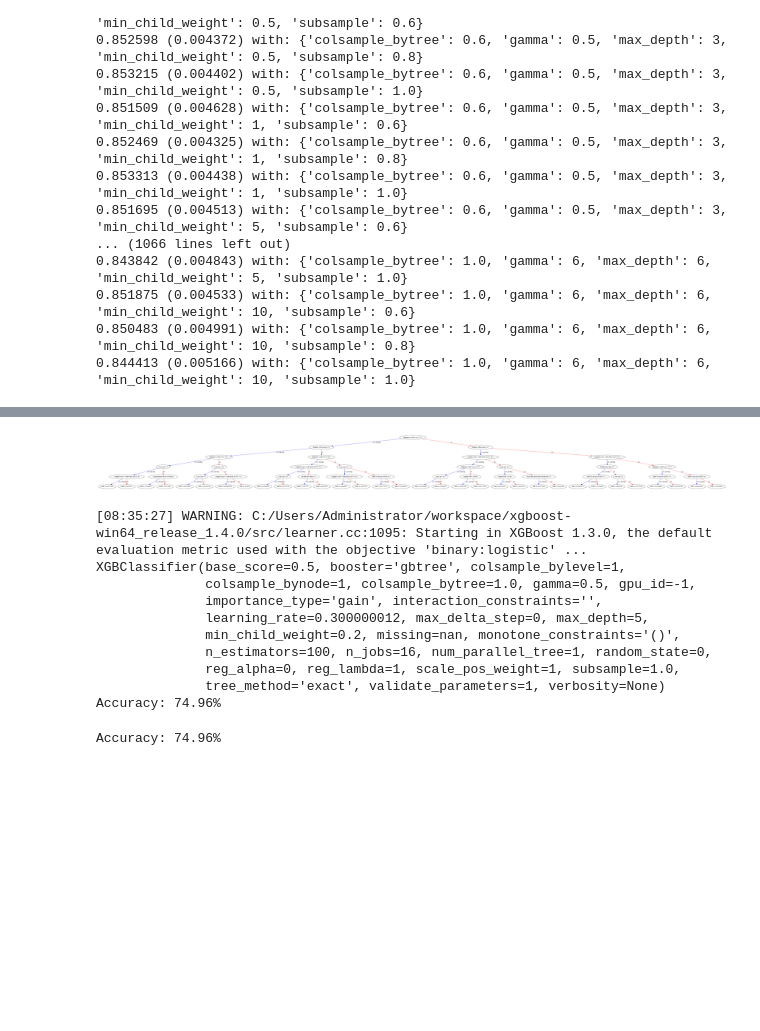
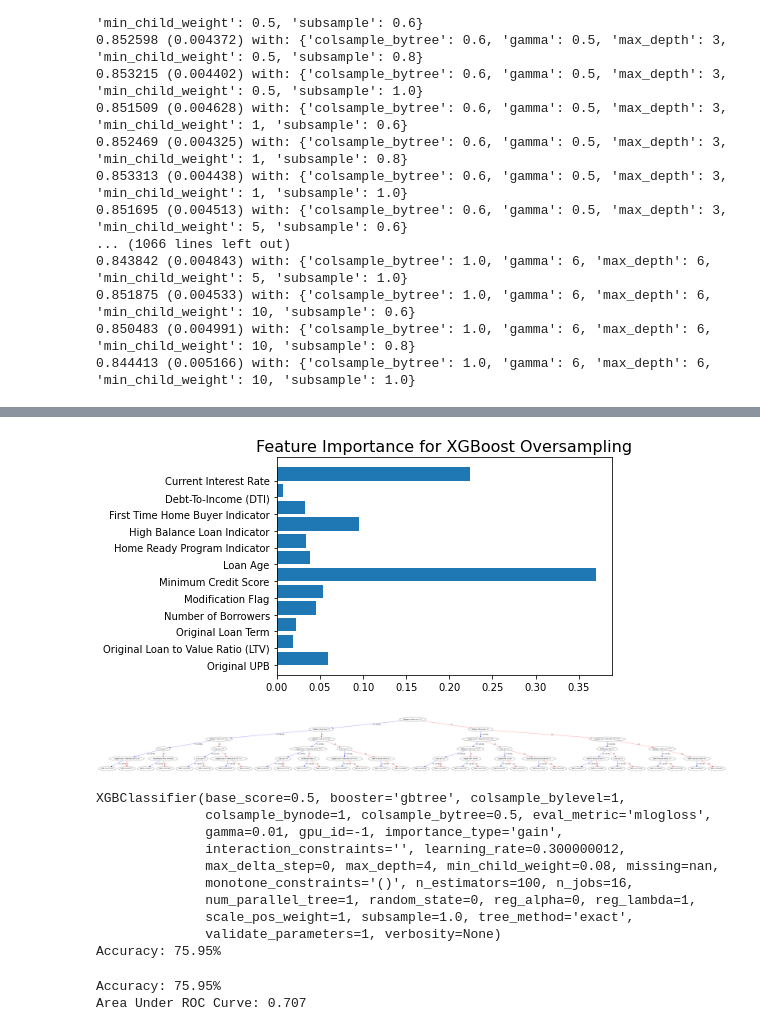
Before and after one commit to RaulCPena/classification_analysis, a Jupyter notebook: Jupyter_Notebooks/XGBoost.ipynb, the cells around one changed output, grey strips where cells are left out. Drawn from its saved outputs; the diff is of its cells as text; code cells hidden in the pictures; blank space fills up the shorter version.

```diff
--- a/Jupyter_Notebooks/XGBoost.ipynb
+++ b/Jupyter_Notebooks/XGBoost.ipynb
@@ -23,6 +25,6 @@ from imblearn.over_sampling import SMOTE
 # %%
 cols = ['Loan Identifier', 'Monthly Reporting Period', 'Origination Date', 'Maturity Date']
-df = pd.read_csv('../Final_Clean_Data.csv', index_col=0).drop(cols, axis=1)
+df = pd.read_csv('../CSV_Files//Final_Clean_Data.csv', index_col=0).drop(cols, axis=1)
 # %%
 df.head()
 # %% [output]
@@ -184,3 +253,11 @@ Accuracy: 77.87%
+# %%
+
+plt.barh(X_over.columns.sort_values(ascending=False), model_xgb_over.feature_importances_, align='edge')
+plt.title('Feature Importance for XGBoost Oversampling', fontsize=16)
+plt.savefig('../Notebook_images/XGBoost_feature_importance_Oversampling')
+plt.show();
+# %% [output]
+[figure, added]
 # %%
 # save the model to disk
 filename = '../Models/model_xgb_over.sav'
@@ -198,39 +275,39 @@ plt.savefig("../Notebook_images/treeplot")
 [figure]
 # %%
 # fit model on training data
-model_xgb_under = XGBClassifier(colsample_bytree= 1.0,
-                               gamma=0.5,
-                               max_depth=5,
-                               min_child_weight=0.2,
+model_xgb_under = XGBClassifier(eval_metric='mlogloss',
+                               colsample_bytree= 0.5,
+                               gamma=0.01,
+                               max_depth=4,
+                               min_child_weight=0.08,
                               subsample=1.0)
 model_xgb_under.fit(X_train_u, y_train_u)
 
 # make predictions for test data
-predictions = model_xgb_under.predict(X_test_u)
+predictions_xgb_under = model_xgb_under.predict(X_test_u)
 
 print(model_xgb_under)
 
 # evaluate predictions
-accuracy = accuracy_score(y_test_u, predictions)
+accuracy = accuracy_score(y_test_u, predictions_xgb_under)
 print("Accuracy: %.2f%%" % (accuracy * 100.0))
 # %% [output]
-[08:35:27] WARNING: C:/Users/Administrator/workspace/xgboost-win64_release_1.4.0/src/learner.cc:1095: Starting in XGBoost 1.3.0, the default evaluation metric used with the objective 'binary:logistic' ...
 XGBClassifier(base_score=0.5, booster='gbtree', colsample_bylevel=1,
-              colsample_bynode=1, colsample_bytree=1.0, gamma=0.5, gpu_id=-1,
-              importance_type='gain', interaction_constraints='',
-              learning_rate=0.300000012, max_delta_step=0, max_depth=5,
-              min_child_weight=0.2, missing=nan, monotone_constraints='()',
-              n_estimators=100, n_jobs=16, num_parallel_tree=1, random_state=0,
-              reg_alpha=0, reg_lambda=1, scale_pos_weight=1, subsample=1.0,
-              tree_method='exact', validate_parameters=1, verbosity=None)
-Accuracy: 74.96%
+              colsample_bynode=1, colsample_bytree=0.5, eval_metric='mlogloss',
+              gamma=0.01, gpu_id=-1, importance_type='gain',
+              interaction_constraints='', learning_rate=0.300000012,
+              max_delta_step=0, max_depth=4, min_child_weight=0.08, missing=nan,
+              monotone_constraints='()', n_estimators=100, n_jobs=16,
+              num_parallel_tree=1, random_state=0, reg_alpha=0, reg_lambda=1,
+              scale_pos_weight=1, subsample=1.0, tree_method='exact',
+              validate_parameters=1, verbosity=None)
+Accuracy: 75.95%
 # %%
 print("Accuracy: %.2f%%" % (accuracy * 100.0))
+AUC_ROC = roc_auc_score(y_test_u, predictions_xgb_under) #<shift + tab> to learn more
+#prob_test_set[:,1] will gives the probabilities for all 1 ([0.5 to 1.0]) and 0 ([0 to 0.49])
 
-# print(classification_report(y_test_xgb_o, predictions))
-# df_matrix=pd.DataFrame(confusion_matrix(y_test_xgb_o, predictions),
-#              columns=["Predicted False", "Predicted True"],
-#              index=["Actual False", "Actual True"])
-# df_matrix.style.background_gradient(cmap='Blues')
+print('Area Under ROC Curve: %.3f' % AUC_ROC)
 # %% [output]
-Accuracy: 74.96%
+Accuracy: 75.95%
+Area Under ROC Curve: 0.707
```
Also changed, not shown: parts of 12 cells of this notebook, 11 other files.
